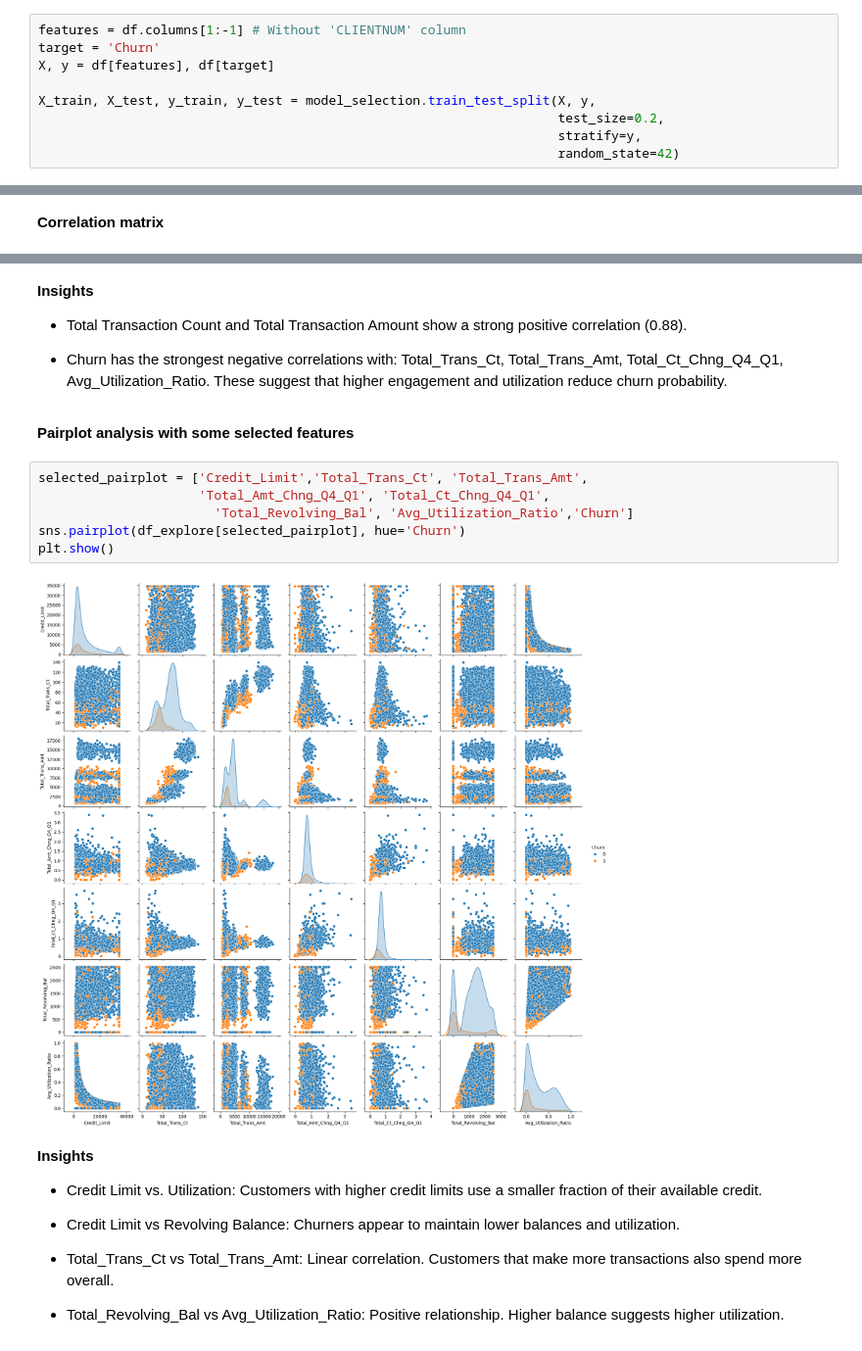
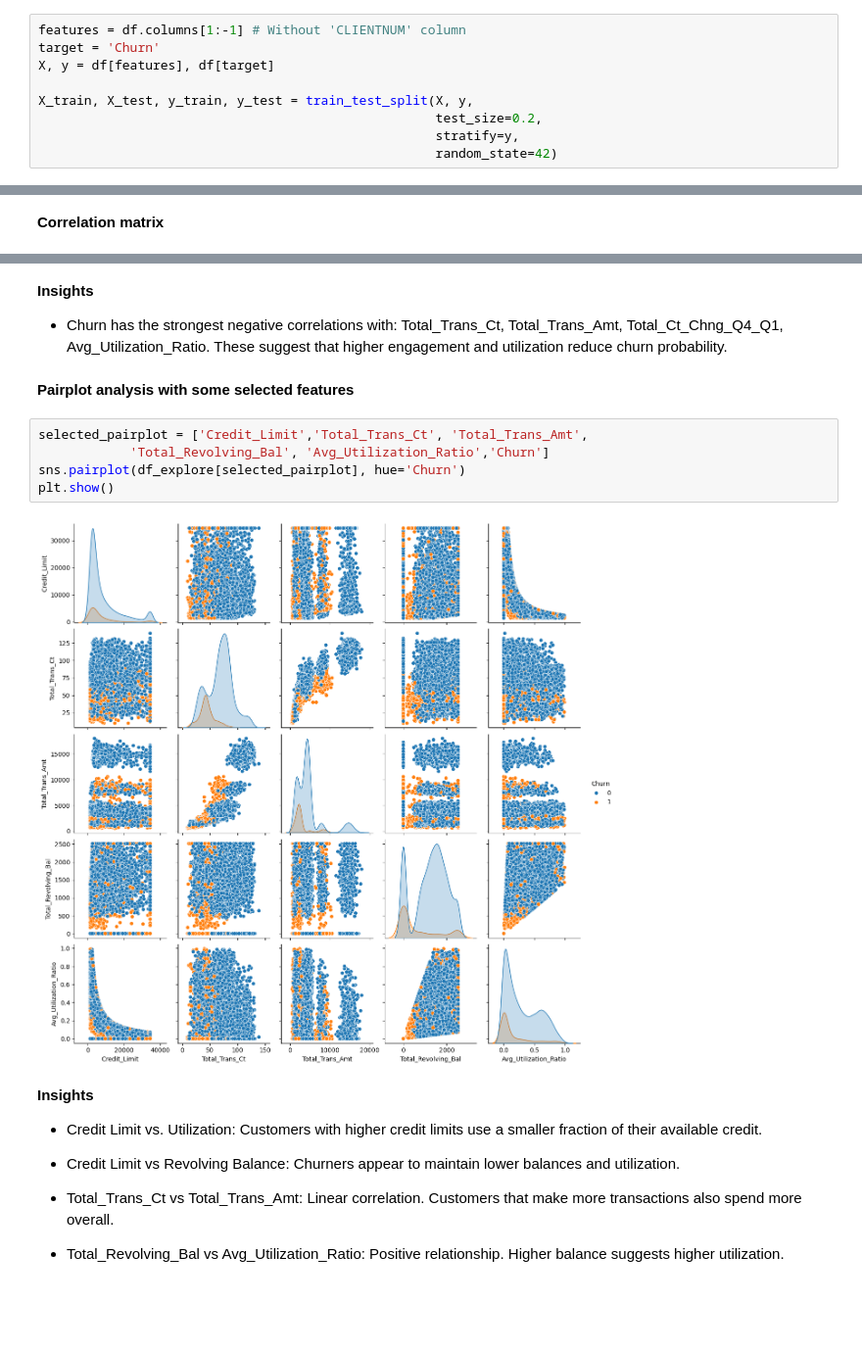
Before and after one commit to Pedro-Vital/End-to-end-ML-project-churn-prediction, a Jupyter notebook: research/01_Experiment.ipynb, the cells around one changed output, grey strips where cells are left out. Shown at 98% size. Cells and saved outputs as stored; diff of their text form; blank space fills up the shorter version.

```diff
--- a/research/01_Experiment.ipynb
+++ b/research/01_Experiment.ipynb
@@ -169,10 +185,10 @@ features = df.columns[1:-1] # Without 'CLIENTNUM' column
 target = 'Churn'
 X, y = df[features], df[target]
 
-X_train, X_test, y_train, y_test = model_selection.train_test_split(X, y,
-                                                                    test_size=0.2,
-                                                                    stratify=y,
-                                                                    random_state=42)
+X_train, X_test, y_train, y_test = train_test_split(X, y,
+                                                    test_size=0.2,
+                                                    stratify=y,
+                                                    random_state=42)
 # %%
 print("Target proportion train:", y_train.mean())
 print("Target proportion test:", y_test.mean())
@@ -417,19 +433,17 @@ Total_Trans_Ct             -0.377168
 Name: Churn, dtype: float64
 # %% [markdown]
 **Insights**
-- Total Transaction Count and Total Transaction Amount show a strong positive correlation (0.88).
 
 - Churn has the strongest negative correlations with: Total_Trans_Ct, Total_Trans_Amt, Total_Ct_Chng_Q4_Q1, Avg_Utilization_Ratio. These suggest that higher engagement and utilization reduce churn probability.
 # %% [markdown]
 **Pairplot analysis with some selected features**
 # %%
 selected_pairplot = ['Credit_Limit','Total_Trans_Ct', 'Total_Trans_Amt',
-                     'Total_Amt_Chng_Q4_Q1', 'Total_Ct_Chng_Q4_Q1',
-                       'Total_Revolving_Bal', 'Avg_Utilization_Ratio','Churn']
+            'Total_Revolving_Bal', 'Avg_Utilization_Ratio','Churn']
 sns.pairplot(df_explore[selected_pairplot], hue='Churn')
 plt.show()
 # %% [output]
-[figure, old version]
+[figure, new version]
 # %% [markdown]
 **Insights**
 
```
Also changed, not shown: parts of 48 cells of this notebook, 9 other files.
